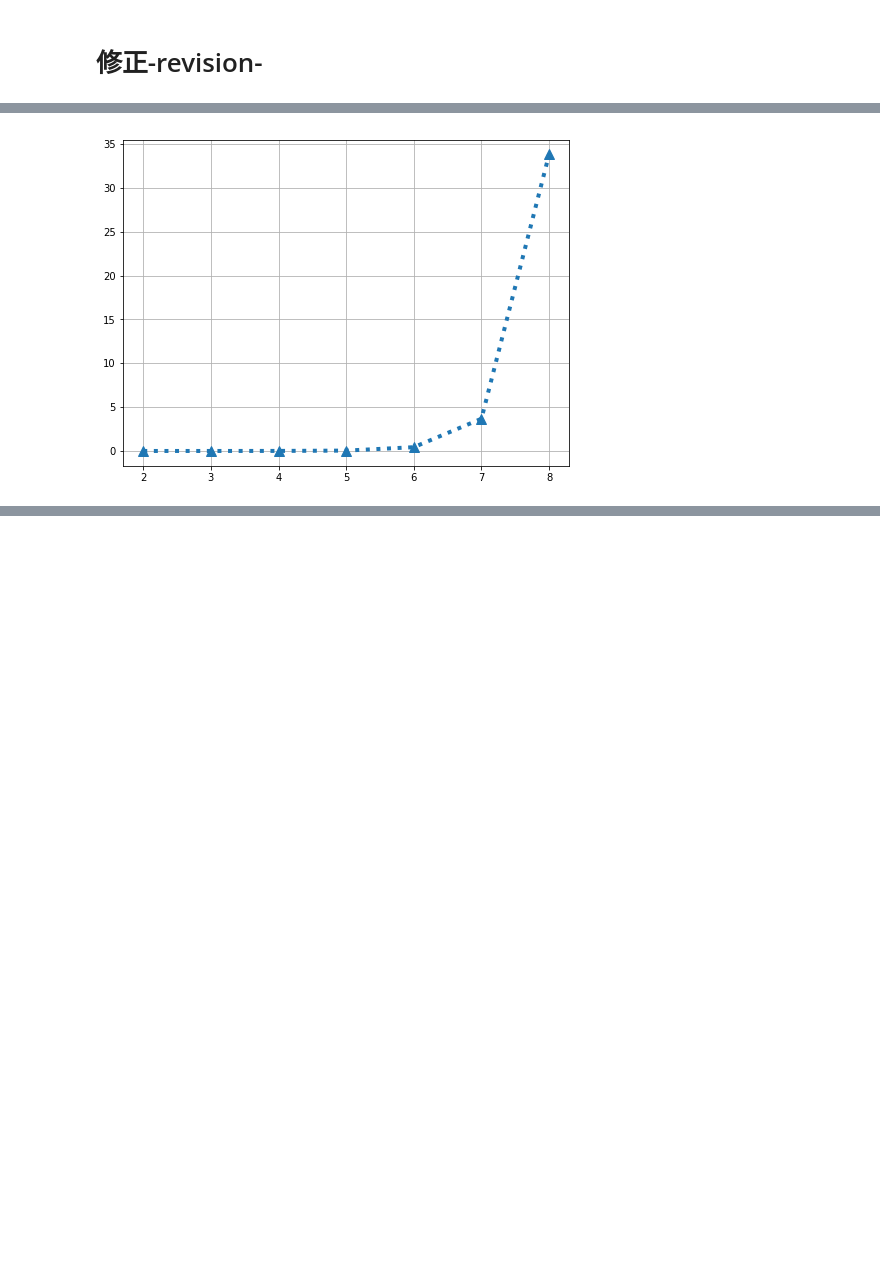
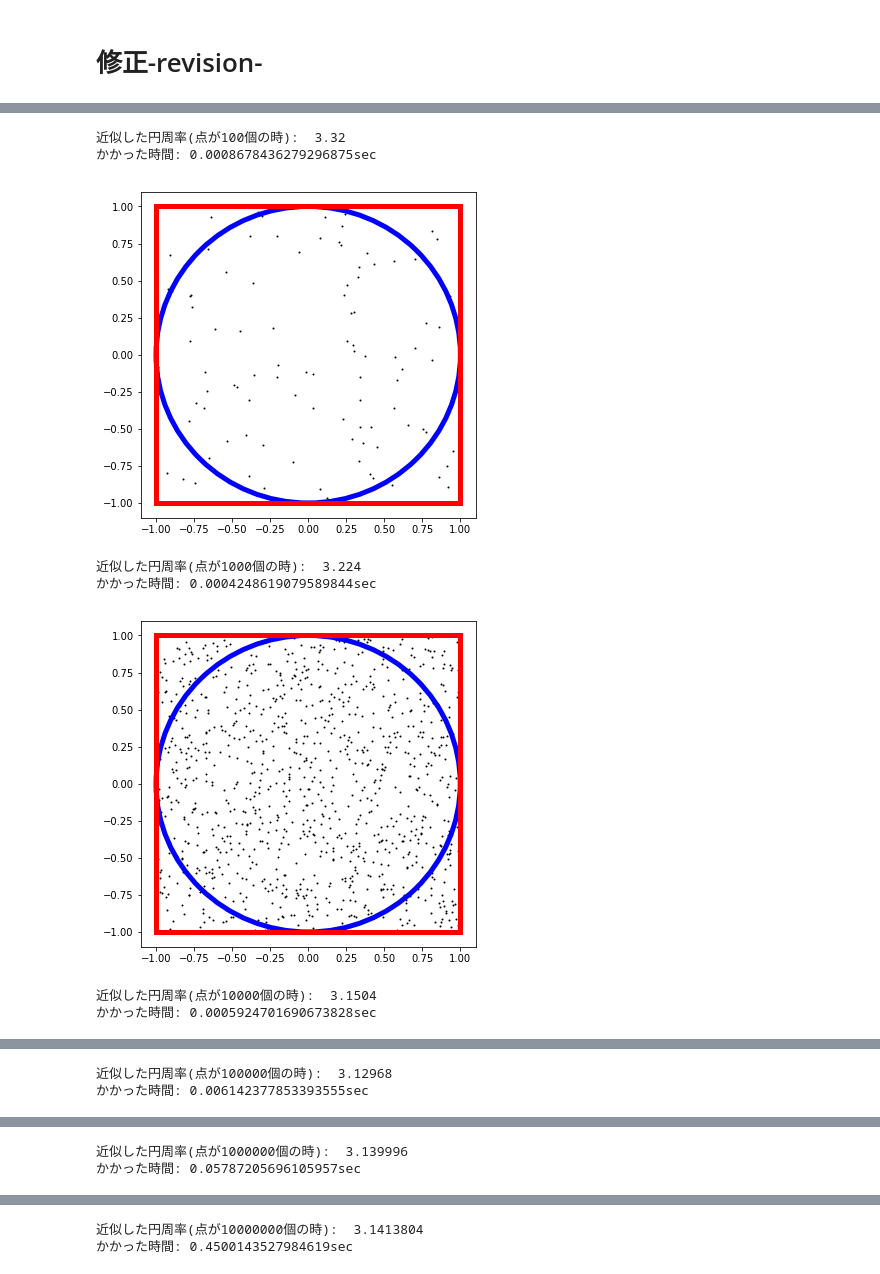
Before and after one commit to hainome/mywork, a Jupyter notebook: others/モンテカルロ法による円周率の近似.ipynb, the cells around one changed output, grey strips where cells are left out. Saved outputs shown, nothing was run; the diff lists cells and outputs as text; code cells hidden in the pictures; blank space fills up the shorter version.

```diff
--- a/others/モンテカルロ法による円周率の近似.ipynb
+++ b/others/モンテカルロ法による円周率の近似.ipynb
@@ -104,7 +120,38 @@ plt.savefig("compare code.png", dpi=400)
-# %%
-sa = np.array(randomplot_list) - np.array(get_pi_list)
-plt.figure(figsize=(8, 6))
-plt.plot(np.log10(n), sa, marker="^", markersize=10, ls=":", lw=4)
-plt.grid(True)
-# %% [output]
-[figure, removed]
+# %%
+def get_pi4(n):
+    """
+    可視化機能付き関数
+    """
+    start = time.time()
+    x_list = np.array(np.random.uniform(low=-1.0, high=1.0, size=n))
+    y_list = np.array(np.random.uniform(low=-1.0, high=1.0, size=n))
+    r_list = (x_list**2 + y_list**2) ** 0.5
+    r_list = np.where(r_list <= 1, 1, 0)
+    cir_point = np.sum(r_list)
+    square_point = n
+    pi = 4*cir_point / square_point
+    print("近似した円周率(点が{}個の時): ".format(n), pi)
+    print("かかった時間: {}sec".format(time.time() - start))
+    print()
+
+    fig = plt.figure(figsize=(6,6))
+    ax = plt.axes()
+    circle = patches.Circle(xy=(0, 0), radius=1, fill=False, lw=5, edgecolor="b")
+    rect = patches.Rectangle(xy=(-1,-1), width=2, height=2, fill=False, lw=5, ec="r")
+    ax.add_patch(circle)
+    ax.add_patch(rect)
+    plt.scatter(x_list, y_list, c="k", s=1)
+    plt.show()
+# %%
+n = [100, 1000, 10000, 100000, 1000000, 10000000]
+for i in n:
+    get_pi4(i)
+# %% [output]
+近似した円周率(点が100個の時):  3.32
+かかった時間: 0.0008678436279296875sec
+[figure, added]
+近似した円周率(点が1000個の時):  3.224
+かかった時間: 0.0004248619079589844sec
+[figure, added]
+近似した円周率(点が10000個の時):  3.1504
+かかった時間: 0.0005924701690673828sec
@@ -110,0 +159,2 @@ plt.grid(True)
+近似した円周率(点が100000個の時):  3.12968
+かかった時間: 0.006142377853393555sec
@@ -110,0 +162,2 @@ plt.grid(True)
+近似した円周率(点が1000000個の時):  3.139996
+かかった時間: 0.05787205696105957sec
@@ -110,0 +165,2 @@ plt.grid(True)
+近似した円周率(点が10000000個の時):  3.1413804
+かかった時間: 0.4500143527984619sec
```
Also changed, not shown: parts of 8 cells of this notebook.
